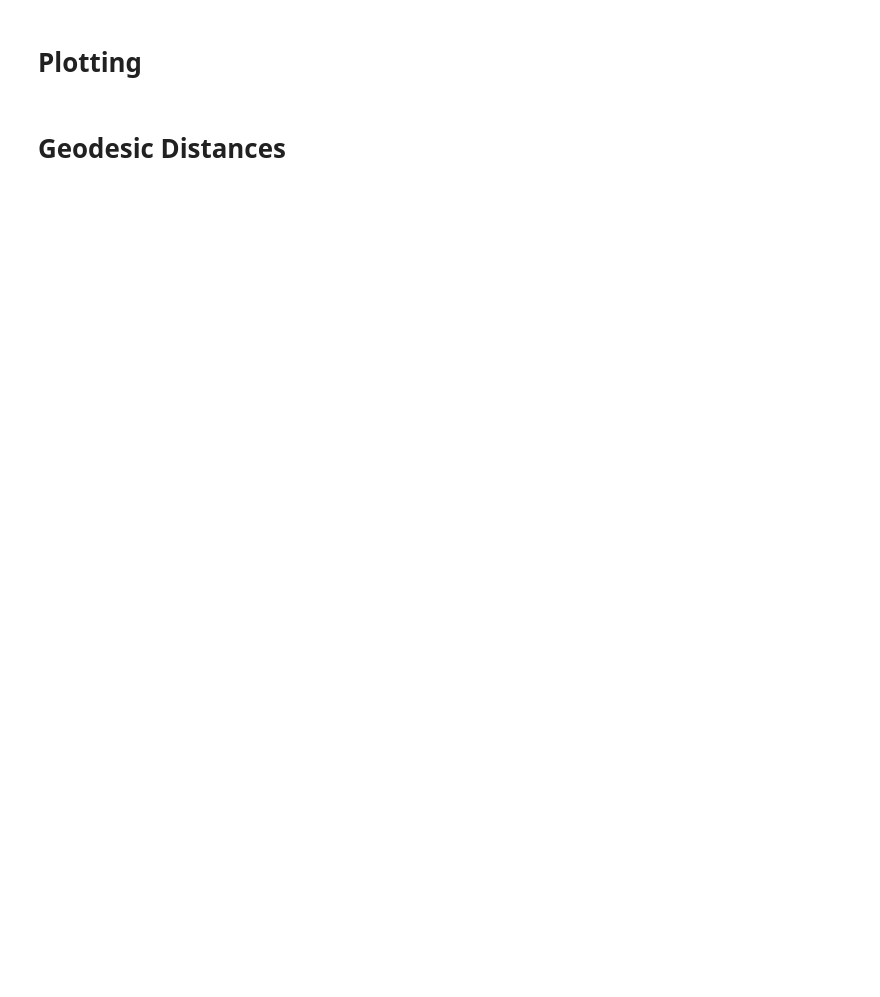
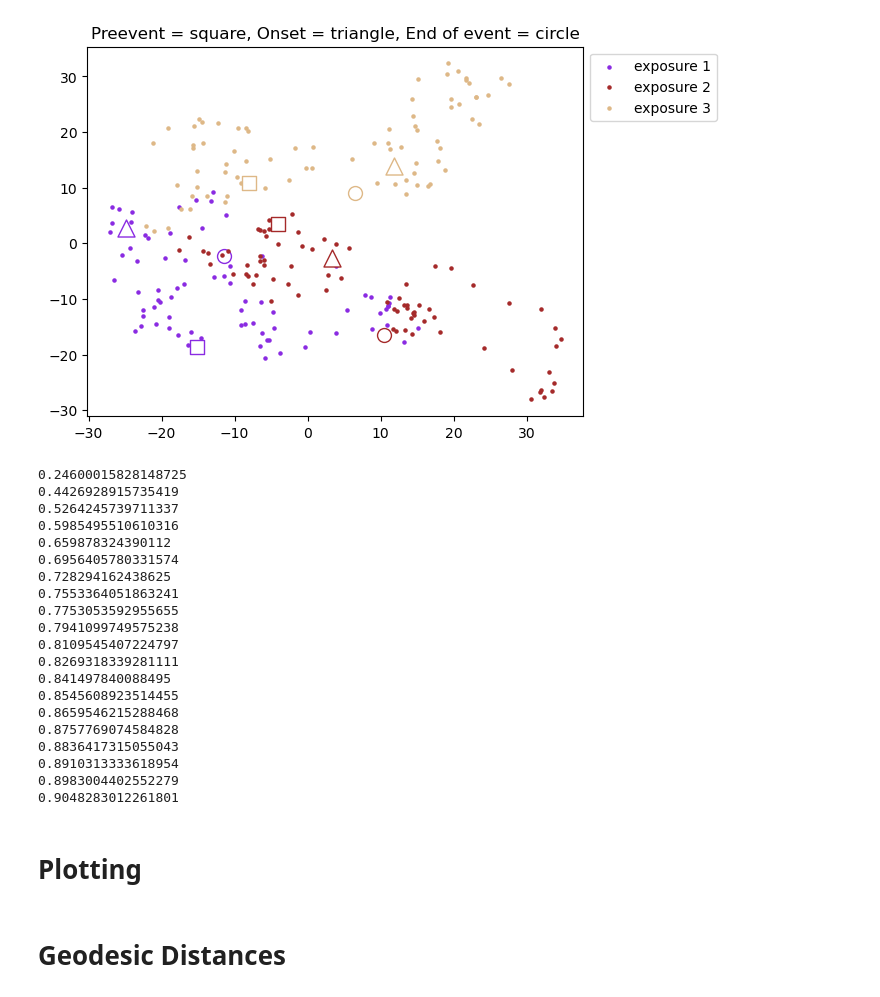
Before and after one commit to tomHep10/diff_fam_social_memory_ephys, a Jupyter notebook: phase2_pca_geo.ipynb, the cells around one changed output. Saved outputs shown, nothing was run; the diff lists cells and outputs as text; code cells hidden in the pictures; blank space fills up the shorter version.

```diff
--- a/phase2_pca_geo.ipynb
+++ b/phase2_pca_geo.ipynb
@@ -55,3 +109,33 @@ for varl in var[0:10]:
+# %%
+pca_df, coeff, var = pca_analysis.PCA_trajectories(4, 4, events = ['exposure 1', 'exposure 2', 'exposure 3'], azim = 0, elev = 40)
+#eo_dis = pca_analysis.LOO_PCA(2, 2, 0.9, events = ['acquisition', 'recall', 'cagemate', 'novel'])
+#var[0:3]
+total_var = 0
+for varl in var[0:20]:
+    total_var =+ total_var + varl
+    print(total_var)
+# %% [output]
+[figure, added]
+0.24600015828148725
+0.4426928915735419
+0.5264245739711337
+0.5985495510610316
+0.659878324390112
+0.6956405780331574
+0.728294162438625
+0.7553364051863241
+0.7753053592955655
+0.7941099749575238
+0.8109545407224797
+0.8269318339281111
+0.841497840088495
+0.8545608923514455
+0.8659546215288468
+0.8757769074584828
+0.8836417315055043
+0.8910313333618954
+0.8983004402552279
+0.9048283012261801
 # %%
 pca_df, coeff, var = pca_analysis.PCA_trajectories(5, 5, d = 2, events = ['novel', 'acquisition'])
 
```
Also changed, not shown: parts of 5 cells of this notebook, 2 other files.
